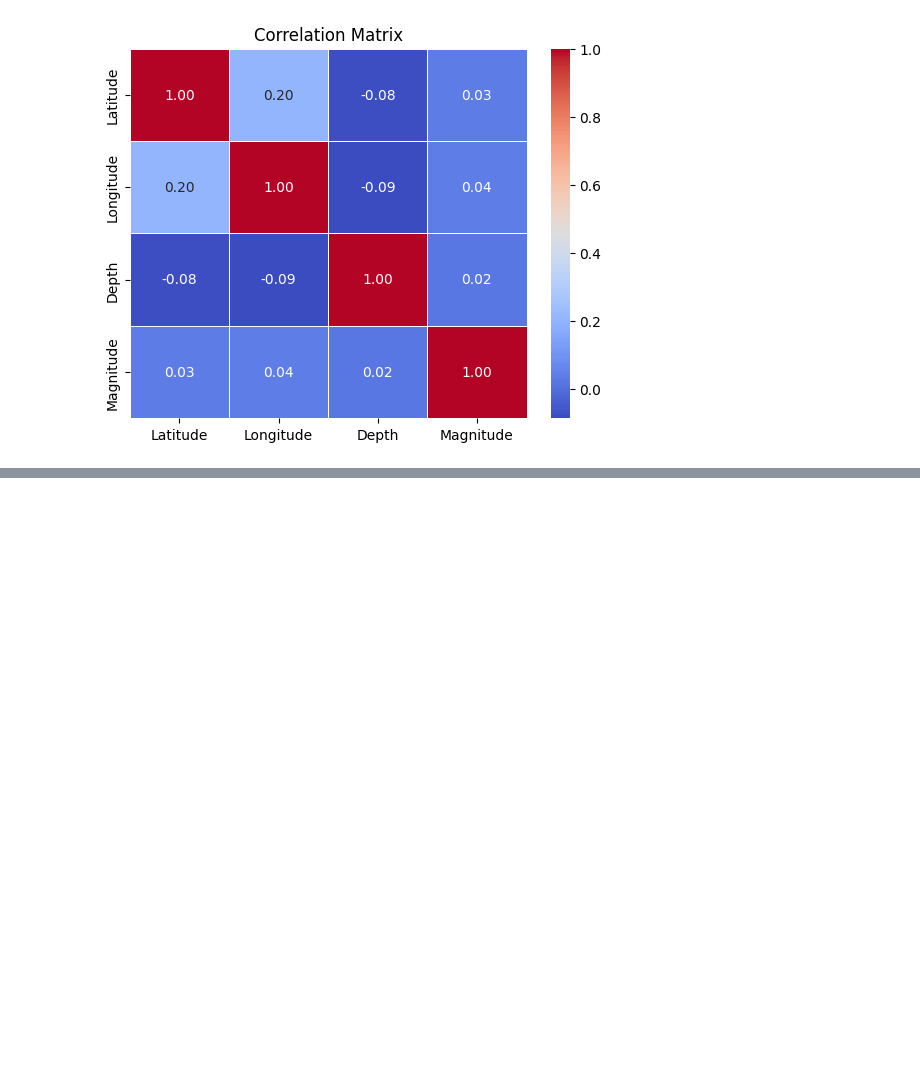
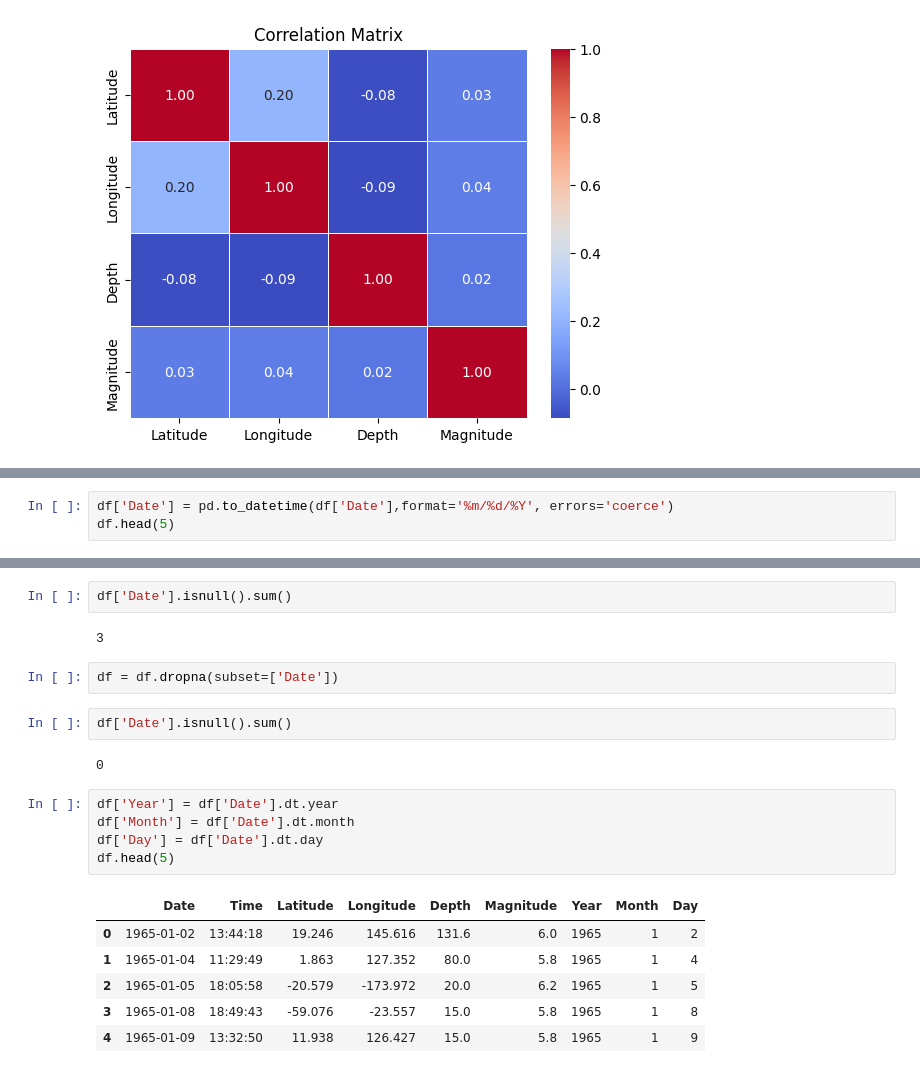
Before and after one commit to enriqueglezzep/EQ_Prediction, a Jupyter notebook: model.ipynb, the cells around one changed output, grey strips where cells are left out. Drawn from its saved outputs; the diff is of its cells as text; blank space fills up the shorter version.

Commit message:
Fitting date column

```diff
--- a/model.ipynb
+++ b/model.ipynb
@@ -121,0 +156,3 @@ plt.show()
+# %%
+df['Date'] = pd.to_datetime(df['Date'],format='%m/%d/%Y', errors='coerce')
+df.head(5)
@@ -121,0 +181,22 @@ plt.show()
+# %%
+df['Date'].isnull().sum()
+# %% [output]
+3
+# %%
+df = df.dropna(subset=['Date'])
+# %%
+df['Date'].isnull().sum()
+# %% [output]
+0
+# %%
+df['Year'] = df['Date'].dt.year
+df['Month'] = df['Date'].dt.month
+df['Day'] = df['Date'].dt.day
+df.head(5)
+# %% [output]
+|  | Date | Time | Latitude | Longitude | Depth | Magnitude | Year | Month | Day |
+| 0 | 1965-01-02 | 13:44:18 | 19.246 | 145.616 | 131.6 | 6.0 | 1965 | 1 | 2 |
+| 1 | 1965-01-04 | 11:29:49 | 1.863 | 127.352 | 80.0 | 5.8 | 1965 | 1 | 4 |
+| 2 | 1965-01-05 | 18:05:58 | -20.579 | -173.972 | 20.0 | 6.2 | 1965 | 1 | 5 |
+| 3 | 1965-01-08 | 18:49:43 | -59.076 | -23.557 | 15.0 | 5.8 | 1965 | 1 | 8 |
+| 4 | 1965-01-09 | 13:32:50 | 11.938 | 126.427 | 15.0 | 5.8 | 1965 | 1 | 9 |
```
Also changed, not shown: parts of 9 cells of this notebook.
